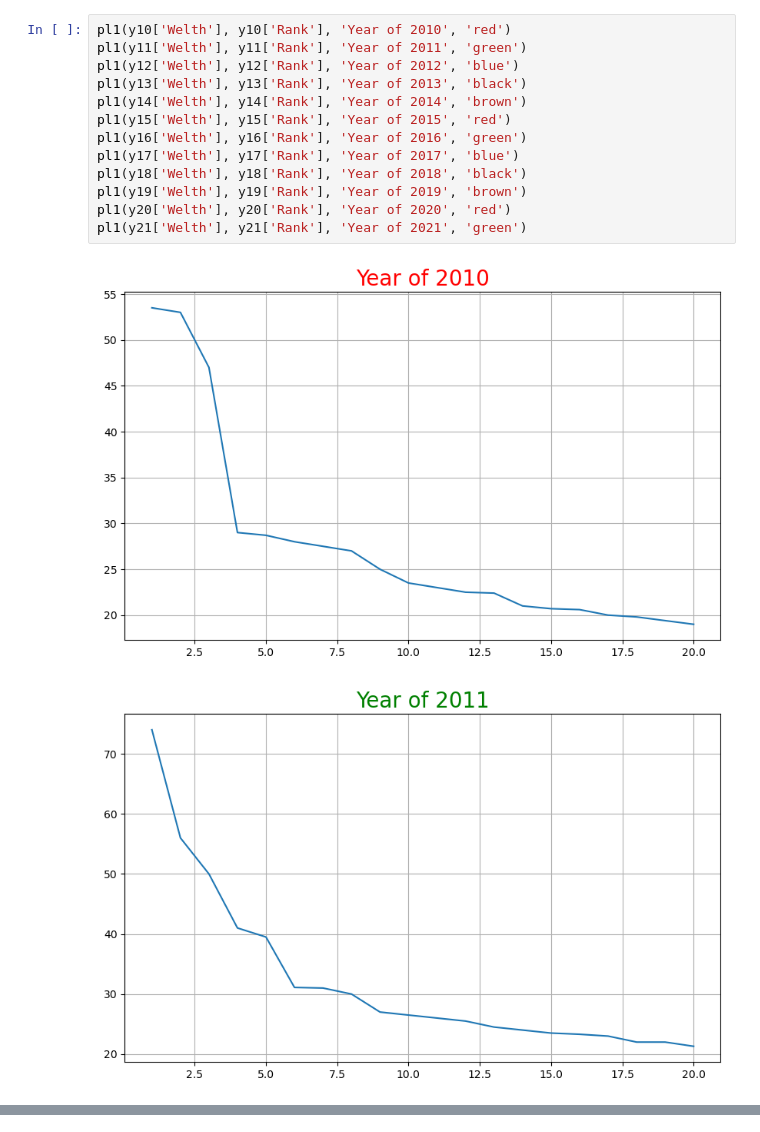
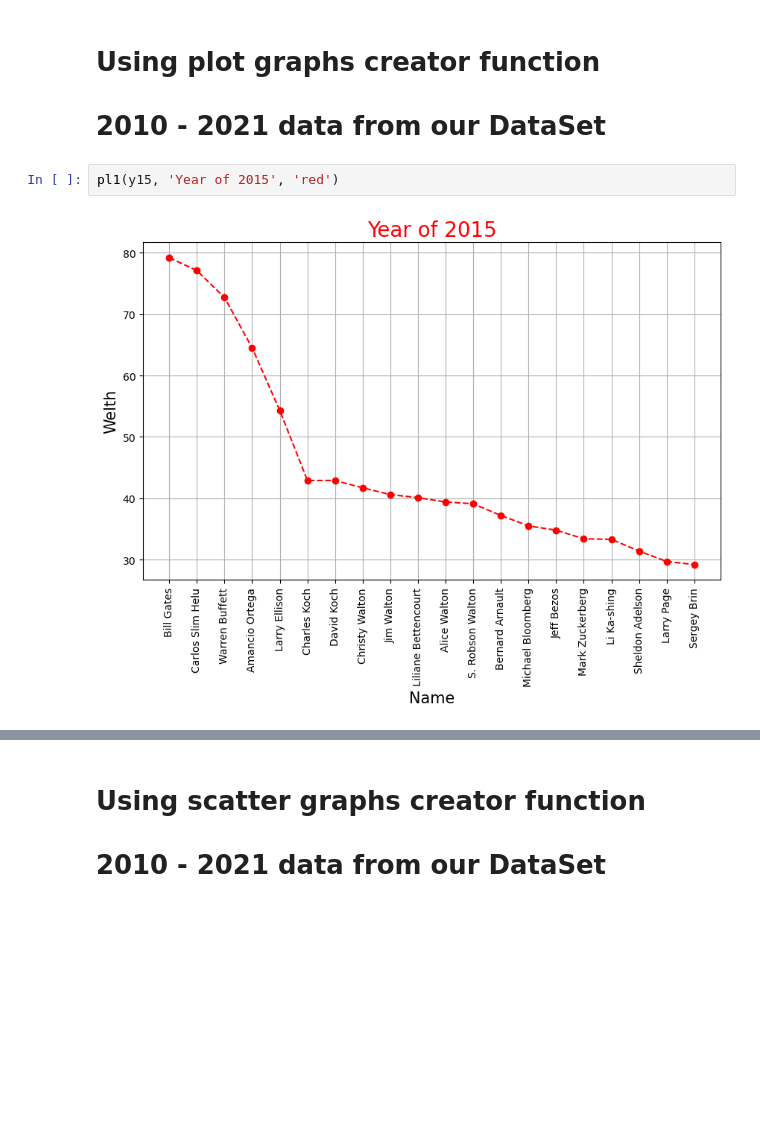
Before and after one commit to ArthasEdit/Project-for-Python, a Jupyter notebook: simple.ipynb, the cells around one changed output, grey strips where cells are left out. Cells and saved outputs as stored; diff of their text form; blank space fills up the shorter version.

```diff
--- a/simple.ipynb
+++ b/simple.ipynb
@@ -68,16 +93,7 @@ def pl4(a, b, c, co, d, legend): #bar chart
+# %% [markdown]
+# Using plot graphs creator function
+# 2010 - 2021 data from our DataSet
 # %%
-pl1(y10['Welth'], y10['Rank'], 'Year of 2010', 'red')
-pl1(y11['Welth'], y11['Rank'], 'Year of 2011', 'green')
-pl1(y12['Welth'], y12['Rank'], 'Year of 2012', 'blue')
-pl1(y13['Welth'], y13['Rank'], 'Year of 2013', 'black')
-pl1(y14['Welth'], y14['Rank'], 'Year of 2014', 'brown')
-pl1(y15['Welth'], y15['Rank'], 'Year of 2015', 'red')
-pl1(y16['Welth'], y16['Rank'], 'Year of 2016', 'green')
-pl1(y17['Welth'], y17['Rank'], 'Year of 2017', 'blue')
-pl1(y18['Welth'], y18['Rank'], 'Year of 2018', 'black')
-pl1(y19['Welth'], y19['Rank'], 'Year of 2019', 'brown')
-pl1(y20['Welth'], y20['Rank'], 'Year of 2020', 'red')
-pl1(y21['Welth'], y21['Rank'], 'Year of 2021', 'green')
+pl1(y15, 'Year of 2015', 'red')
 # %% [output]
-[figure, old version]
+[figure, new version]
-[figure, removed]
@@ -94 +100,4 @@ pl1(y21['Welth'], y21['Rank'], 'Year of 2021', 'green')
+# %% [markdown]
+# Using scatter graphs creator function
+# 2010 - 2021 data from our DataSet
 # %%
```
Also changed, not shown: parts of 10 cells of this notebook.
